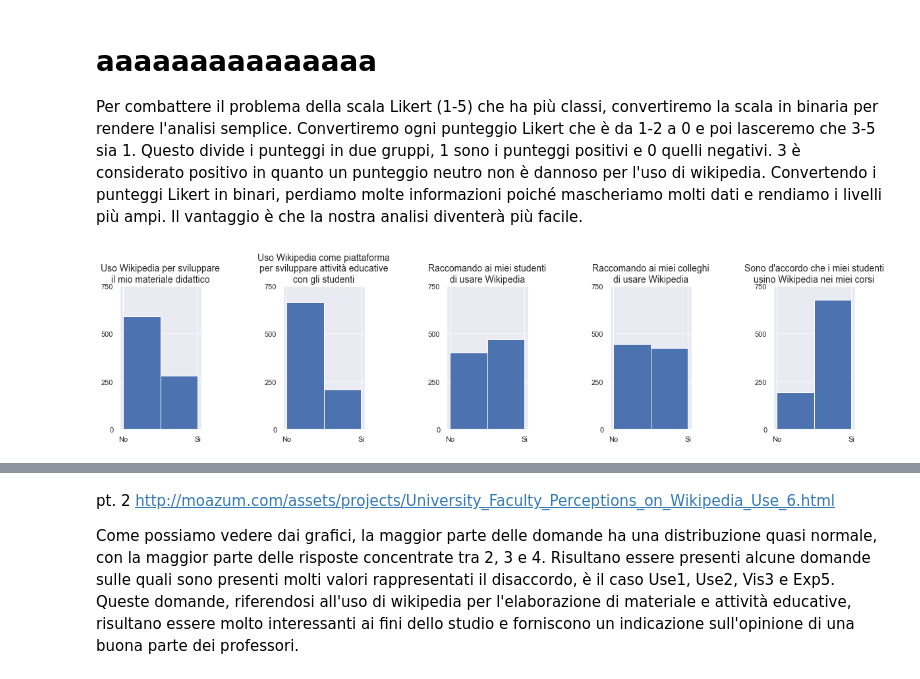
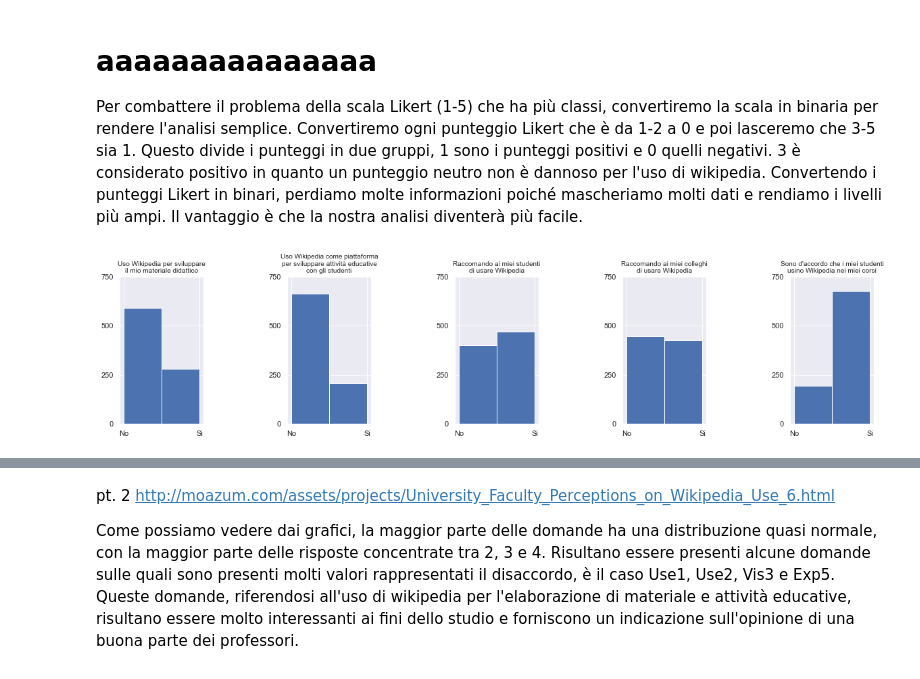
Before and after one commit to AposVinc/wiki4HEProject, a Jupyter notebook: wiki4HE.ipynb, the cells around one changed output, grey strips where cells are left out. Saved outputs shown, nothing was run; the diff lists cells and outputs as text; code cells hidden in the pictures.

```diff
--- a/wiki4HE.ipynb
+++ b/wiki4HE.ipynb
@@ -693,6 +694,6 @@ plt.subplots_adjust(wspace=1)
 for i, x in enumerate(domande_uses.columns):
     ax = plt.subplot(1,5,i+1)
     ax.hist(domande_uses[x])
-    ax.set_title(domande_uses_titles[i], fontsize = 14)
+    ax.set_title(domande_uses_titles[i], fontsize = 10)
     ax.set_xticks([1, 2, 3, 4, 5])
 # %% [output]
@@ -704,16 +705,16 @@ Per combattere il problema della scala Likert (1-5) che ha più classi, converti
 # %%
 # domande_uses.applymap({1: 0, 2: 0, 3: 1, 4:1, 5:1})
 domande_uses = domande_uses.replace([1,2,3,4,5], [0,0,1,1,1])
 
 fig = plt.figure(figsize=(20,4))
 plt.subplots_adjust(wspace=1)
 for i, x in enumerate(domande_uses.columns):
     ax = plt.subplot(1,5,i+1)
     ax.hist(domande_uses[x], bins=2)
-    ax.set_title(domande_uses_titles[i], fontsize = 14)
+    ax.set_title(domande_uses_titles[i], fontsize = 10)
     ax.set_xticks([0,1])
     ax.set_xticklabels(["No", "Si"])
     ax.set_yticks([0, 250, 500, 750])
     ax.set_yticklabels([0, 250, 500, 750])
 # %% [output]
-[figure, old version]
+[figure, new version]
```
Also changed, not shown: parts of 15 cells of this notebook.
